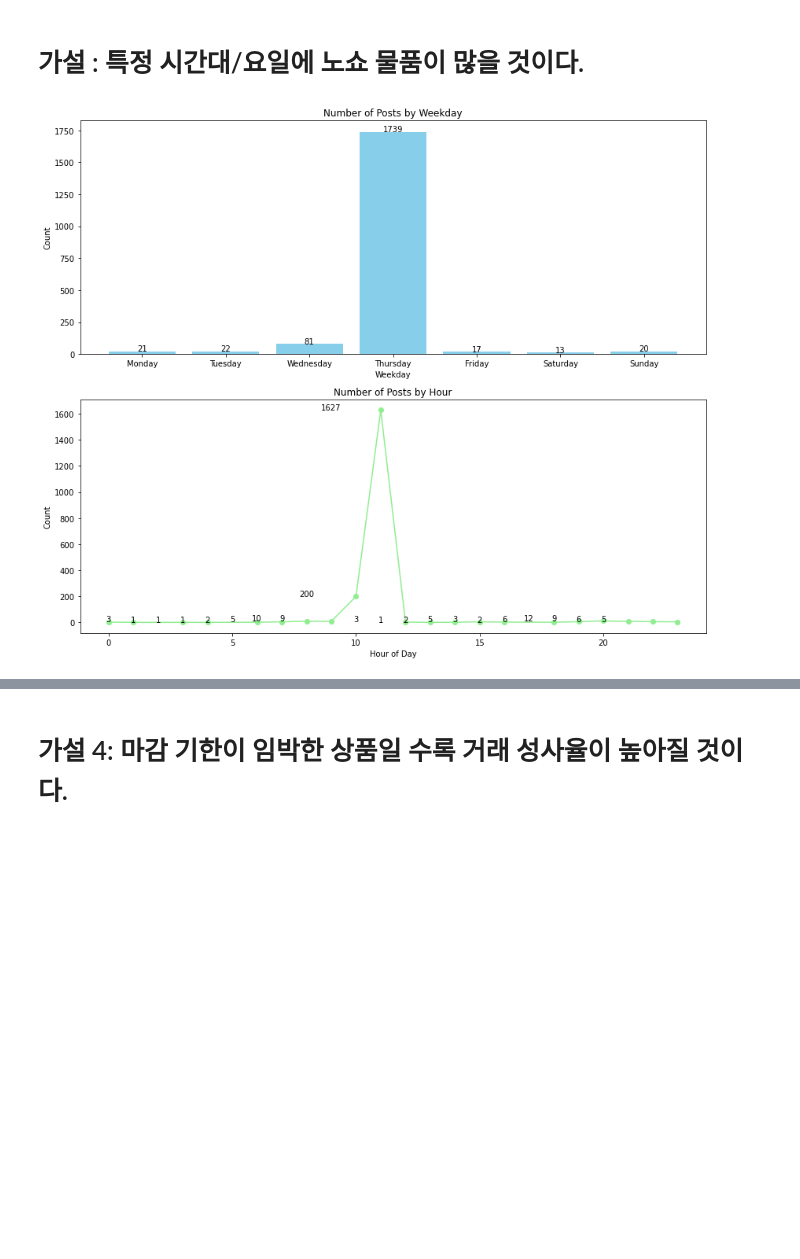
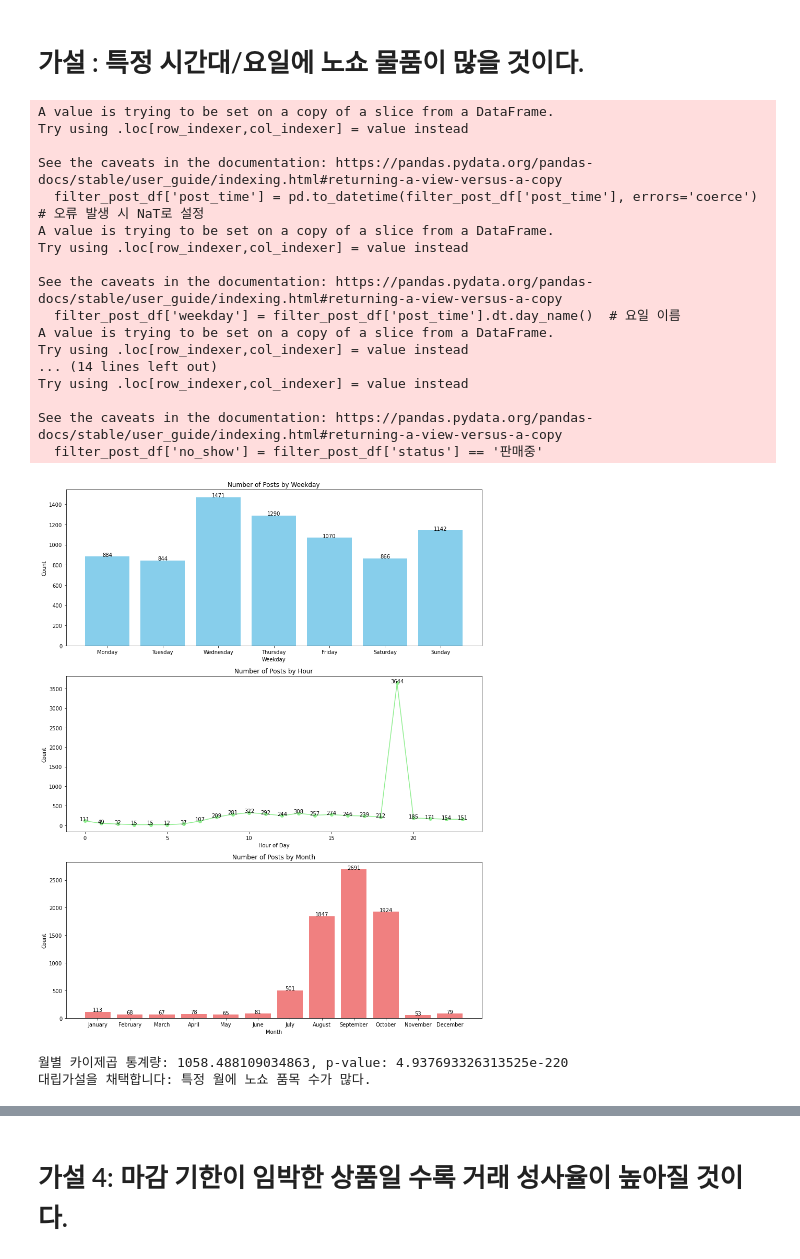
Before and after one commit to wecommit-ai/noshow_analyze, a Jupyter notebook: analysis/Jangseyoung_Hypothesis testing.ipynb, the cells around one changed output, grey strips where cells are left out. Saved outputs shown, nothing was run; the diff lists cells and outputs as text; code cells hidden in the pictures; blank space fills up the shorter version.

```diff
--- a/analysis/Jangseyoung_Hypothesis testing.ipynb
+++ b/analysis/Jangseyoung_Hypothesis testing.ipynb
@@ -25,5 +27,5 @@ import datetime
 # %%
 current_directory = os.getcwd()
 data_directory = os.path.join(current_directory, '..', 'preprocessing')
-data_file_path = os.path.join(data_directory, 'description_complete3.csv')
-df = pd.read_csv(data_file_path)
+data_file_path = os.path.join(data_directory, 'processed_data.pkl')
+df = pd.read_pickle(data_file_path)
@@ -35,46 +40,96 @@ pre_df = pd.read_pickle(data_file_path)
 # %% [markdown]
 # 가설 : 특정 시간대/요일에 노쇼 물품이 많을 것이다.
 # %%
-# 'post_time'에서 요일과 시간 추출
-df['post_time'] = pd.to_datetime(df['post_time'])
-df['weekday'] = df['post_time'].dt.day_name()  # 요일 이름
-df['hour'] = df['post_time'].dt.hour  # 시간 (0-23)
+# 'post_time'에서 2개월 전, 3개월 전 값을 제외
+filter_post_df = df[(df['post_time'] != '2개월 전') & (df['post_time'] != '3개월 전')]
 
-# 요일 순서 설정
-ordered_weekdays = ['Monday', 'Tuesday', 'Wednesday', 'Thursday', 'Friday', 'Saturday', 'Sunday']
-df['weekday'] = pd.Categorical(df['weekday'], categories=ordered_weekdays, ordered=True)
+# 'post_time'에서 요일과 시간, 월 추출
+filter_post_df['post_time'] = pd.to_datetime(filter_post_df['post_time'], errors='coerce')  # 오류 발생 시 NaT로 설정
+filter_post_df = filter_post_df.dropna(subset=['post_time'])  # 변환할 수 없는 값 제거
 
-# 요일별 갯수 집계
-weekday_counts = df['weekday'].value_counts().sort_index()
+filter_post_df['weekday'] = filter_post_df['post_time'].dt.day_name()  # 요일 이름
+filter_post_df['hour'] = filter_post_df['post_time'].dt.hour  # 시간 (0-23)
+filter_post_df['month'] = filter_post_df['post_time'].dt.month_name()  # 월 이름
 
-# 시간대별 갯수 집계
-hour_counts = df['hour'].value_counts().sort_index()
+# 월 순서 설정 (1월부터 12월까지)
+ordered_months = ['January', 'February', 'March', 'April', 'May', 'June',
+                  'July', 'August', 'September', 'October', 'November', 'December']
+filter_post_df['month'] = pd.Categorical(filter_post_df['month'], categories=ordered_months, ordered=True)
+
+# 노쇼 여부 정의 (판매 중 -> True, 판매 완료 -> False)
+filter_post_df['no_show'] = filter_post_df['status'] == '판매중'
+
+# 월별 갯수 집계
+month_counts = filter_post_df['month'].value_counts().sort_index()
 
 # 그래프 설정
-fig, axs = plt.subplots(2, 1, figsize=(12, 10))
+fig, axs = plt.subplots(3, 1, figsize=(12, 15))
 
 # 요일별 갯수 시각화 (막대 그래프)
 axs[0].bar(weekday_counts.index, weekday_counts.values, color='skyblue')
 axs[0].set_title('Number of Posts by Weekday')
 axs[0].set_xlabel('Weekday')
 axs[0].set_ylabel('Count')
 
 # 개수 표시
 for i, count in enumerate(weekday_counts):
     axs[0].text(i, count + 2, str(count), ha='center', fontsize=10)
 
 # 시간대별 갯수 시각화 (선 그래프)
 axs[1].plot(hour_counts.index, hour_counts.values, marker='o', color='lightgreen')
 axs[1].set_title('Number of Posts by Hour')
 axs[1].set_xlabel('Hour of Day')
 axs[1].set_ylabel('Count')
 
 # 개수 표시
 for i, count in enumerate(hour_counts):
     axs[1].text(i, count + 2, str(count), ha='center', fontsize=10)
 
+# 월별 갯수 시각화 (막대 그래프)
+axs[2].bar(month_counts.index, month_counts.values, color='lightcoral')
+axs[2].set_title('Number of Posts by Month')
+axs[2].set_xlabel('Month')
+axs[2].set_ylabel('Count')
+
+# 개수 표시
+for i, count in enumerate(month_counts):
+    axs[2].text(i, count + 2, str(count), ha='center', fontsize=10)
+
 # 레이아웃 조정 및 그래프 출력
 plt.tight_layout()
 plt.show()
+
+# 월별 교차표 생성
+month_cross_tab = pd.crosstab(filter_post_df['month'], filter_post_df['no_show'], margins=False)
+
+# 카이제곱 검정 수행
+chi2_stat_month, p_value_month, _, _ = stats.chi2_contingency(month_cross_tab)
+
+# 결과 출력
+print(f"월별 카이제곱 통계량: {chi2_stat_month}, p-value: {p_value_month}")
+
+if p_value_month < 0.05:
+    print("대립가설을 채택합니다: 특정 월에 노쇼 품목 수가 많다.")
+else:
+    print("대립가설을 기각합니다: 월별로 노쇼 품목 수에 유의미한 차이가 없다.")
 # %% [output]
+A value is trying to be set on a copy of a slice from a DataFrame.
+Try using .loc[row_indexer,col_indexer] = value instead
+
+See the caveats in the documentation: https://pandas.pydata.org/pandas-docs/stable/user_guide/indexing.html#returning-a-view-versus-a-copy
+  filter_post_df['post_time'] = pd.to_datetime(filter_post_df['post_time'], errors='coerce')  # 오류 발생 시 NaT로 설정
+A value is trying to be set on a copy of a slice from a DataFrame.
+Try using .loc[row_indexer,col_indexer] = value instead
+
+See the caveats in the documentation: https://pandas.pydata.org/pandas-docs/stable/user_guide/indexing.html#returning-a-view-versus-a-copy
+  filter_post_df['weekday'] = filter_post_df['post_time'].dt.day_name()  # 요일 이름
+A value is trying to be set on a copy of a slice from a DataFrame.
+Try using .loc[row_indexer,col_indexer] = value instead
+... (14 lines left out)
+Try using .loc[row_indexer,col_indexer] = value instead
+
+See the caveats in the documentation: https://pandas.pydata.org/pandas-docs/stable/user_guide/indexing.html#returning-a-view-versus-a-copy
+  filter_post_df['no_show'] = filter_post_df['status'] == '판매중'
-[figure, old version]
+[figure, new version]
+월별 카이제곱 통계량: 1058.488109034863, p-value: 4.937693326313525e-220
+대립가설을 채택합니다: 특정 월에 노쇼 품목 수가 많다.
```
Also changed, not shown: parts of 15 cells of this notebook, 2 other files.
